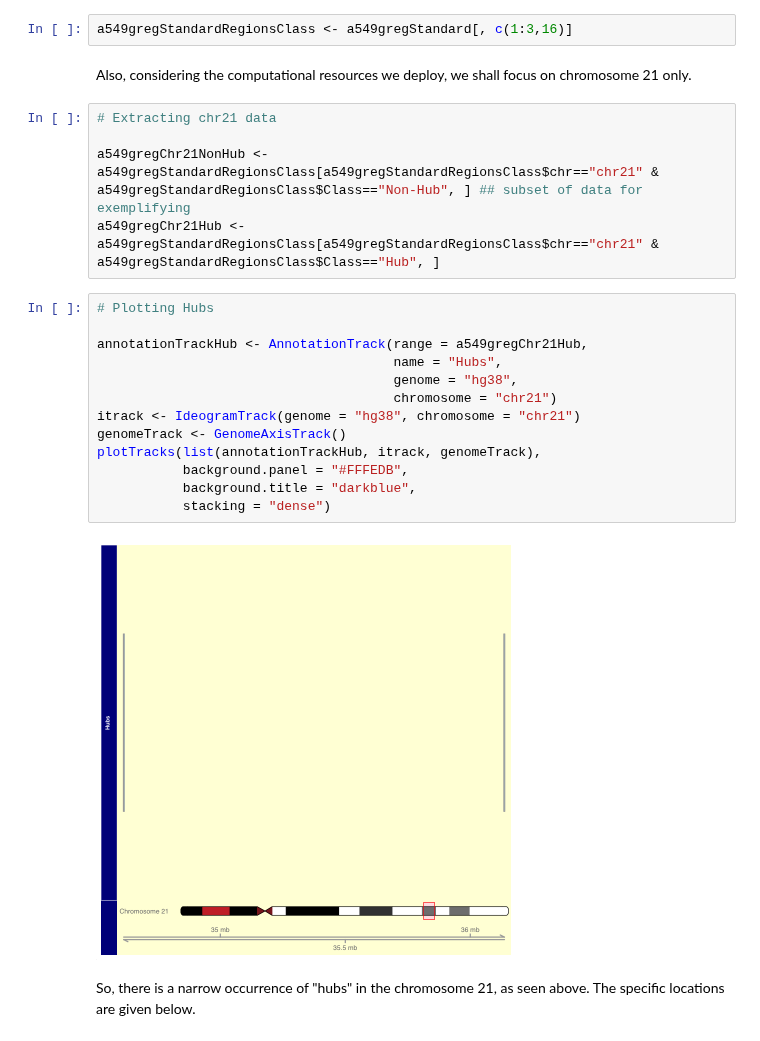
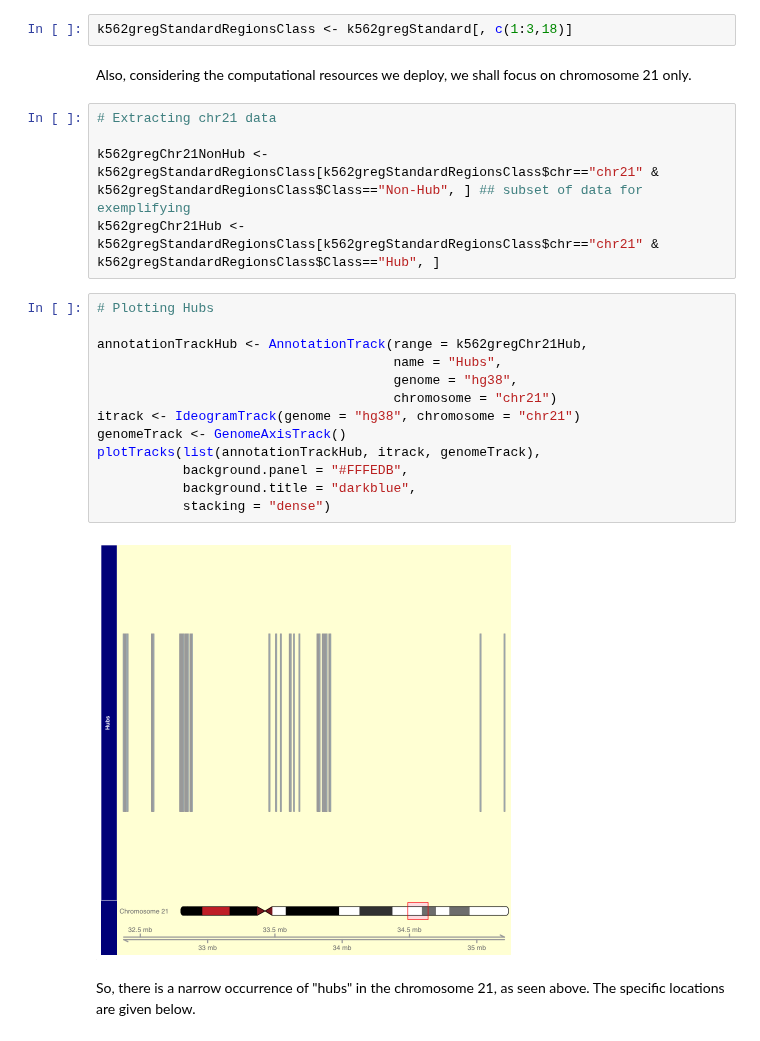
Before and after one commit to shauryajauhari/transcriptionFactoriesGREG, a Jupyter notebook: MachineLearning/LogisticRegressionK562GREG.ipynb, the cells around one changed output. Drawn from its saved outputs; the diff is of its cells as text.

```diff
--- a/MachineLearning/LogisticRegressionK562GREG.ipynb
+++ b/MachineLearning/LogisticRegressionK562GREG.ipynb
@@ -647,26 +762,26 @@ Loading required package: GenomeInfoDb
 # %%
-a549gregStandardRegionsClass <- a549gregStandard[, c(1:3,16)]
+k562gregStandardRegionsClass <- k562gregStandard[, c(1:3,18)]
 # %% [markdown]
 Also, considering the computational resources we deploy, we shall focus on chromosome 21 only.
 # %%
 # Extracting chr21 data
 
-a549gregChr21NonHub <- a549gregStandardRegionsClass[a549gregStandardRegionsClass$chr=="chr21" & a549gregStandardRegionsClass$Class=="Non-Hub", ] ## subset of data for exemplifying
-a549gregChr21Hub <- a549gregStandardRegionsClass[a549gregStandardRegionsClass$chr=="chr21" & a549gregStandardRegionsClass$Class=="Hub", ]
+k562gregChr21NonHub <- k562gregStandardRegionsClass[k562gregStandardRegionsClass$chr=="chr21" & k562gregStandardRegionsClass$Class=="Non-Hub", ] ## subset of data for exemplifying
+k562gregChr21Hub <- k562gregStandardRegionsClass[k562gregStandardRegionsClass$chr=="chr21" & k562gregStandardRegionsClass$Class=="Hub", ]
 # %%
 # Plotting Hubs
 
-annotationTrackHub <- AnnotationTrack(range = a549gregChr21Hub,
+annotationTrackHub <- AnnotationTrack(range = k562gregChr21Hub,
                                       name = "Hubs",
                                       genome = "hg38",
                                       chromosome = "chr21")
 itrack <- IdeogramTrack(genome = "hg38", chromosome = "chr21")
 genomeTrack <- GenomeAxisTrack()
 plotTracks(list(annotationTrackHub, itrack, genomeTrack),
            background.panel = "#FFFEDB",
            background.title = "darkblue",
            stacking = "dense")
 # %% [output]
-[figure, old version]
+[figure, new version]
 # %% [markdown]
 So, there is a narrow occurrence of "hubs" in the chromosome 21, as seen above. The specific locations are given below.
```
Also changed, not shown: parts of 73 cells of this notebook.
